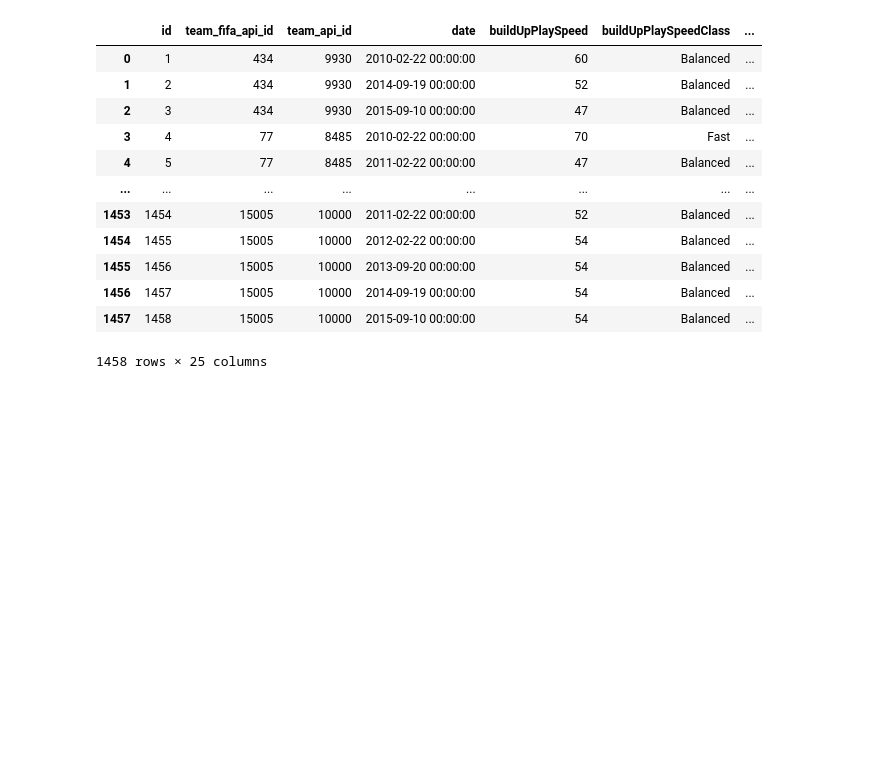
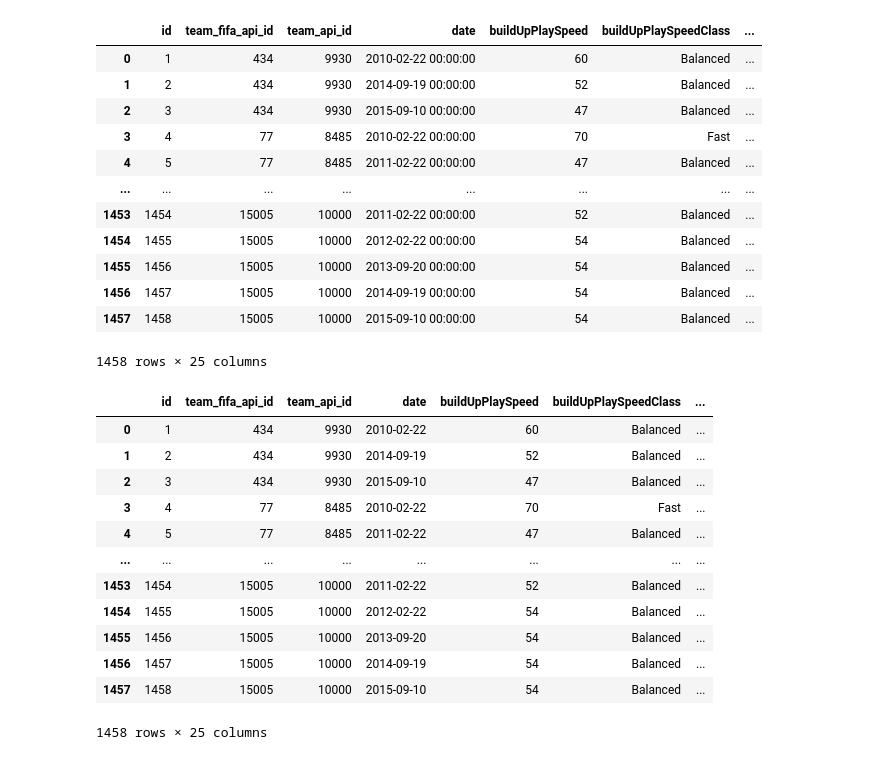
Before and after one commit to JaviPardox/ETL, a Jupyter notebook: Soccer_data.ipynb, the cells around one changed output. Cells and saved outputs as stored; diff of their text form; code cells hidden in the pictures; blank space fills up the shorter version.

```diff
--- a/Soccer_data.ipynb
+++ b/Soccer_data.ipynb
@@ -330,3 +417,21 @@ team_attributes
 | 1456 | 1457 | 15005 | 10000 | 2014-09-19 00:00:00 | 54 | Balanced | ... |
 | 1457 | 1458 | 15005 | 10000 | 2015-09-10 00:00:00 | 54 | Balanced | ... |
 1458 rows × 25 columns
+# %%
+# Data cleaning, getting rid of the hours in date column
+team_attributes['date'] = team_attributes['date'].str.split(' ',expand=True)[0]
+team_attributes
+# %% [output]
+|  | id | team_fifa_api_id | team_api_id | date | buildUpPlaySpeed | buildUpPlaySpeedClass | ... |
+| 0 | 1 | 434 | 9930 | 2010-02-22 | 60 | Balanced | ... |
+| 1 | 2 | 434 | 9930 | 2014-09-19 | 52 | Balanced | ... |
+| 2 | 3 | 434 | 9930 | 2015-09-10 | 47 | Balanced | ... |
+| 3 | 4 | 77 | 8485 | 2010-02-22 | 70 | Fast | ... |
+| 4 | 5 | 77 | 8485 | 2011-02-22 | 47 | Balanced | ... |
+| ... | ... | ... | ... | ... | ... | ... | ... |
+| 1453 | 1454 | 15005 | 10000 | 2011-02-22 | 52 | Balanced | ... |
+| 1454 | 1455 | 15005 | 10000 | 2012-02-22 | 54 | Balanced | ... |
+| 1455 | 1456 | 15005 | 10000 | 2013-09-20 | 54 | Balanced | ... |
+| 1456 | 1457 | 15005 | 10000 | 2014-09-19 | 54 | Balanced | ... |
+| 1457 | 1458 | 15005 | 10000 | 2015-09-10 | 54 | Balanced | ... |
+1458 rows × 25 columns
```
Also changed, not shown: parts of 15 cells of this notebook.
